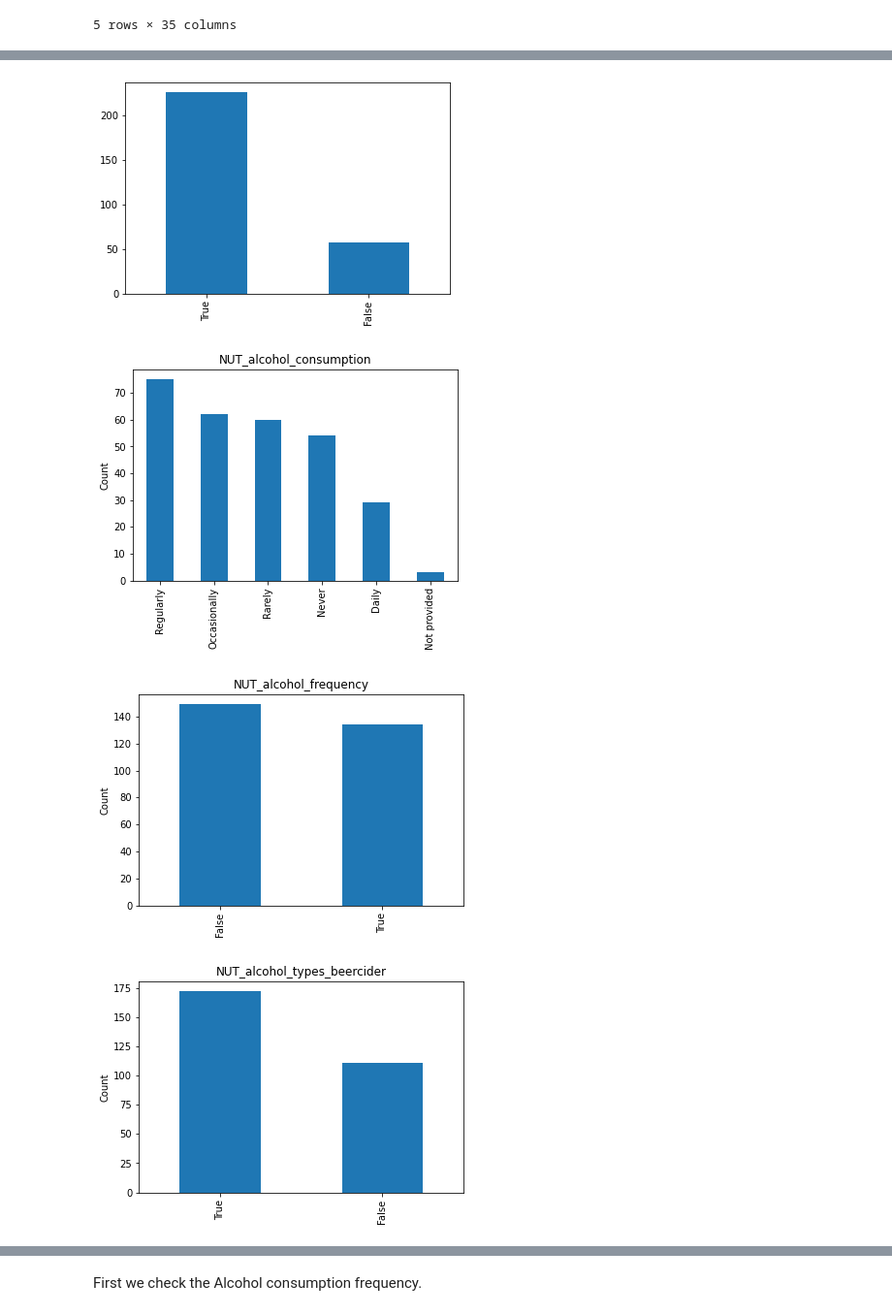
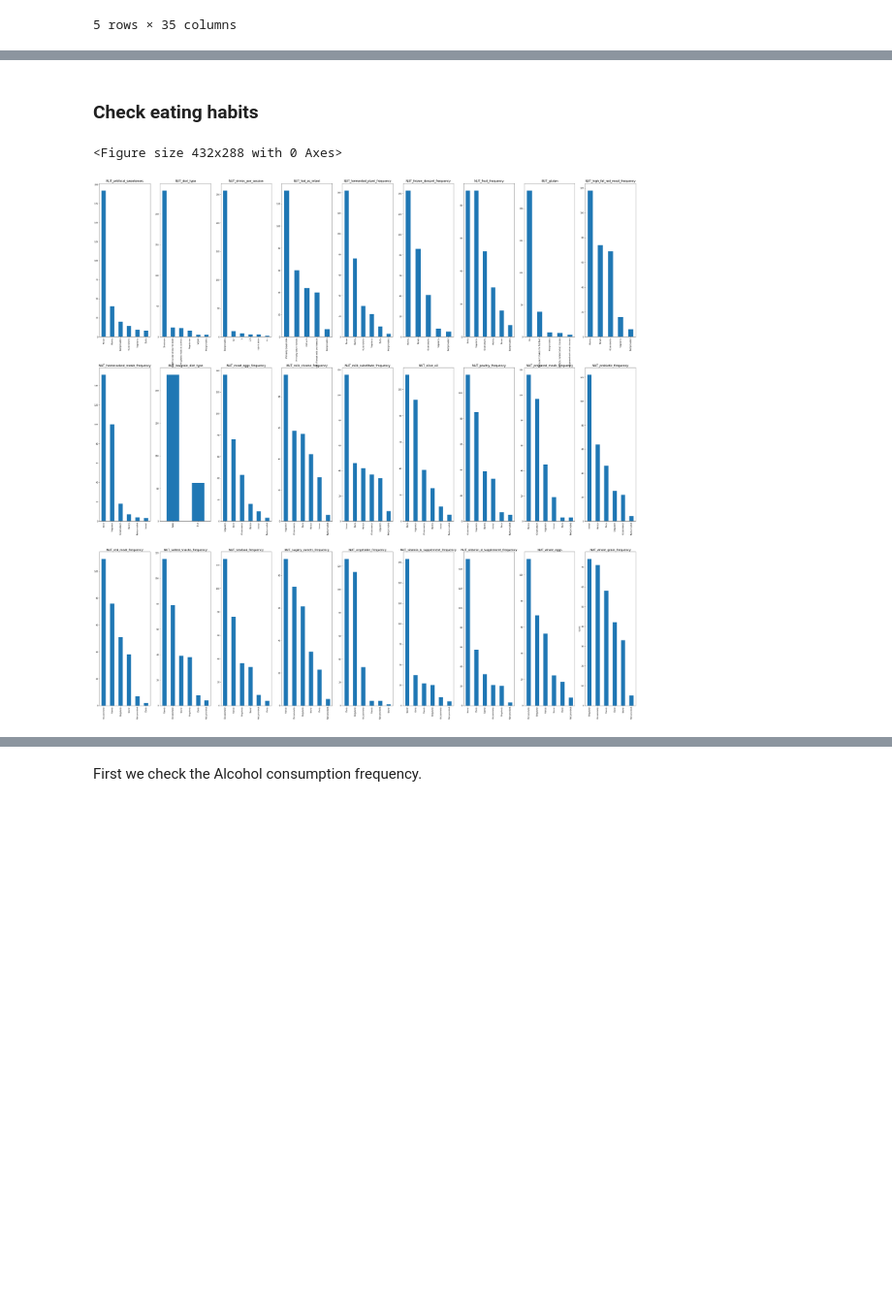
Before and after one commit to dhasanova99/HealthyFood, a Jupyter notebook: JupyterDocs/Eating_habits.ipynb, the cells around one changed output, grey strips where cells are left out. Shown at 97% size. Drawn from its saved outputs; the diff is of its cells as text; code cells hidden in the pictures; blank space fills up the shorter version.

Commit message:
Plots and Statistics

```diff
--- a/JupyterDocs/Eating_habits.ipynb
+++ b/JupyterDocs/Eating_habits.ipynb
@@ -90,0 +49,7 @@ names_NUT
+# %%
+#Extract not data containing alcohol consumption info
+
+names_NUT = df_NUT.columns
+NUT_INDEX = names_NUT[~df_NUT.columns.str.contains('lcohol')]
+df_NUT_nonALC = df_meta[NUT_INDEX]
+df_NUT_nonALC.head()
@@ -101,11 +77,17 @@ SyntaxError: invalid syntax (2875775937.py, line 7)
+# %% [markdown]
+### Check eating habits
 # %%
-for col in names_NUT:
-    df_NUT[col].value_counts().plot(kind='bar')
-    plt.figure()
-    plt.title(col)
-    plt.ylabel('Count')
+#Plots not containing data about alcohol consumption
+fig, axes = plt.subplots(nrows=3, ncols=9, figsize=(50, 50))
+b = -1
+for i in range(3):
+    for j in range(9):
+        b += 1
+        df_NUT_nonALC[df_NUT_nonALC.columns[b]].value_counts().plot(ax=axes[i,j],kind='bar')
+        axes[i,j].set_title(df_NUT_nonALC.columns[b], fontsize=15)
+        plt.ylabel('Count')
+
+plt.figure()
 # %% [output]
+<Figure size 432x288 with 0 Axes>
-[figure, old version]
+[figure, new version]
-[figure, removed]
-[figure, removed]
-[figure, removed]
```
Also changed, not shown: parts of 12 cells of this notebook, 1 other file.
